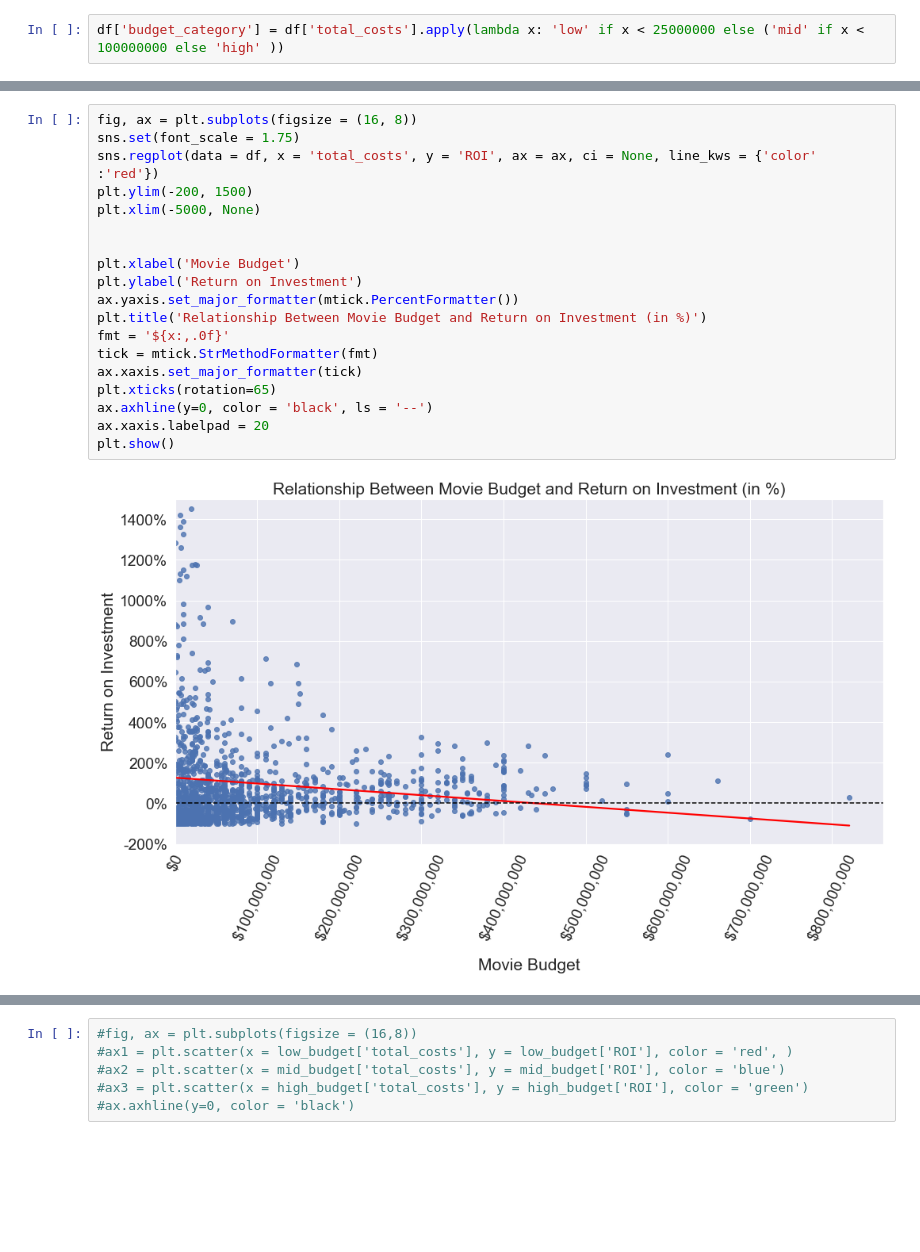
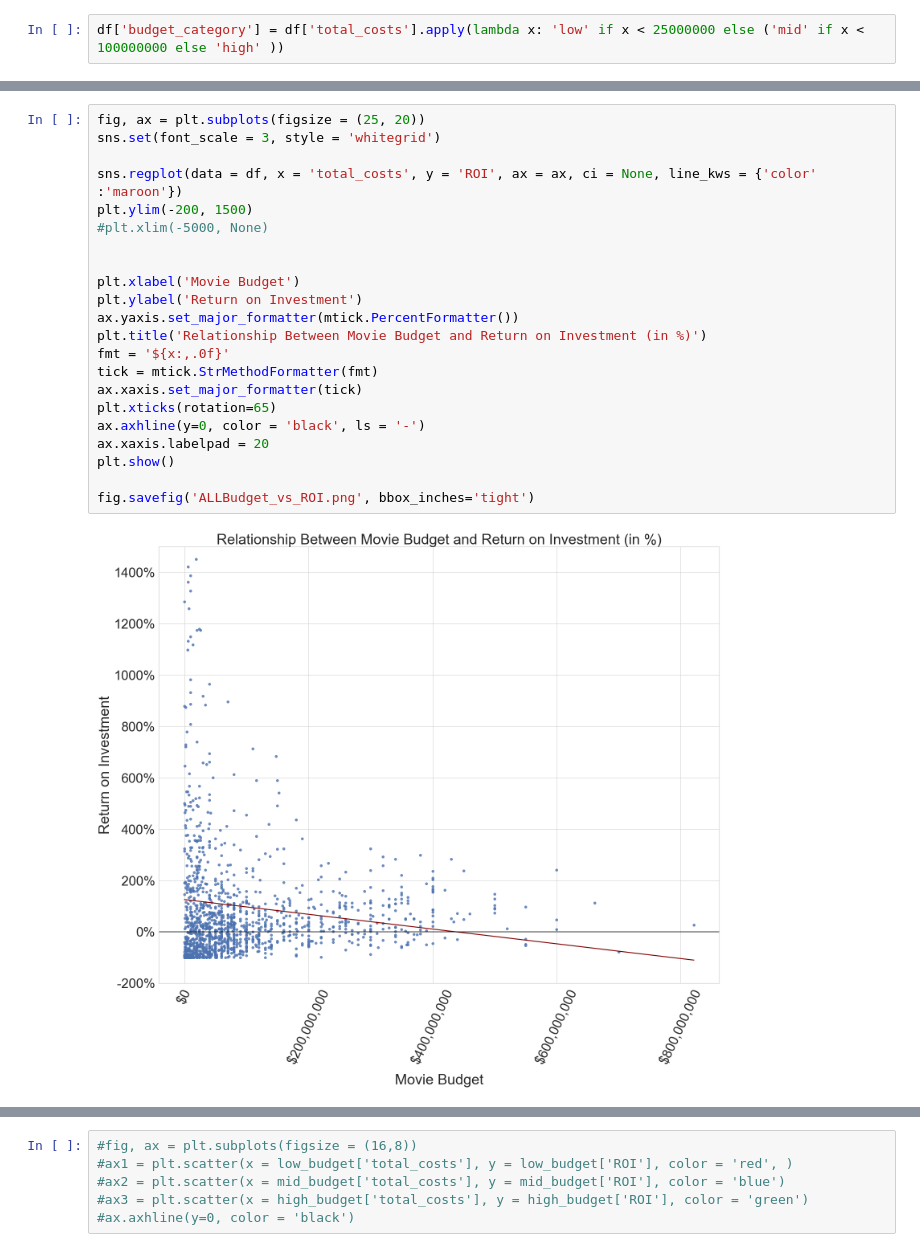
Before and after one commit to danvalen1/Film-Industry-Analysis, a Jupyter notebook: lhp.ipynb, the cells around one changed output, grey strips where cells are left out. Drawn from its saved outputs; the diff is of its cells as text; blank space fills up the shorter version.

Commit message:
final visualizations for lhp

```diff
--- a/lhp.ipynb
+++ b/lhp.ipynb
@@ -36,24 +36,27 @@ high_budget.corr()
 | ROI | -0.074295 | 0.010738 | 0.047800 | 0.692867 | 0.711433 | 0.096181 | 0.028179 | ... |
 | total_costs | -0.932087 | -0.173131 | 1.000000 | 0.526653 | 0.627503 | 0.065010 | 0.329743 | ... |
 # %%
-fig, ax = plt.subplots(figsize = (16, 8))
-sns.set(font_scale = 1.75)
-sns.regplot(data = df, x = 'total_costs', y = 'ROI', ax = ax, ci = None, line_kws = {'color' :'red'})
+fig, ax = plt.subplots(figsize = (25, 20))
+sns.set(font_scale = 3, style = 'whitegrid')
+
+sns.regplot(data = df, x = 'total_costs', y = 'ROI', ax = ax, ci = None, line_kws = {'color' :'maroon'})
 plt.ylim(-200, 1500)
-plt.xlim(-5000, None)
+#plt.xlim(-5000, None)
 
 
 plt.xlabel('Movie Budget')
 plt.ylabel('Return on Investment')
 ax.yaxis.set_major_formatter(mtick.PercentFormatter())
 plt.title('Relationship Between Movie Budget and Return on Investment (in %)')
 fmt = '${x:,.0f}'
 tick = mtick.StrMethodFormatter(fmt)
 ax.xaxis.set_major_formatter(tick)
 plt.xticks(rotation=65)
-ax.axhline(y=0, color = 'black', ls = '--')
+ax.axhline(y=0, color = 'black', ls = '-')
 ax.xaxis.labelpad = 20
 plt.show()
+
+fig.savefig('ALLBudget_vs_ROI.png', bbox_inches='tight')
 # %% [output]
-[figure, old version]
+[figure, new version]
 # %% [markdown]
```
Also changed, not shown: parts of 7 cells of this notebook, 6 other files.
